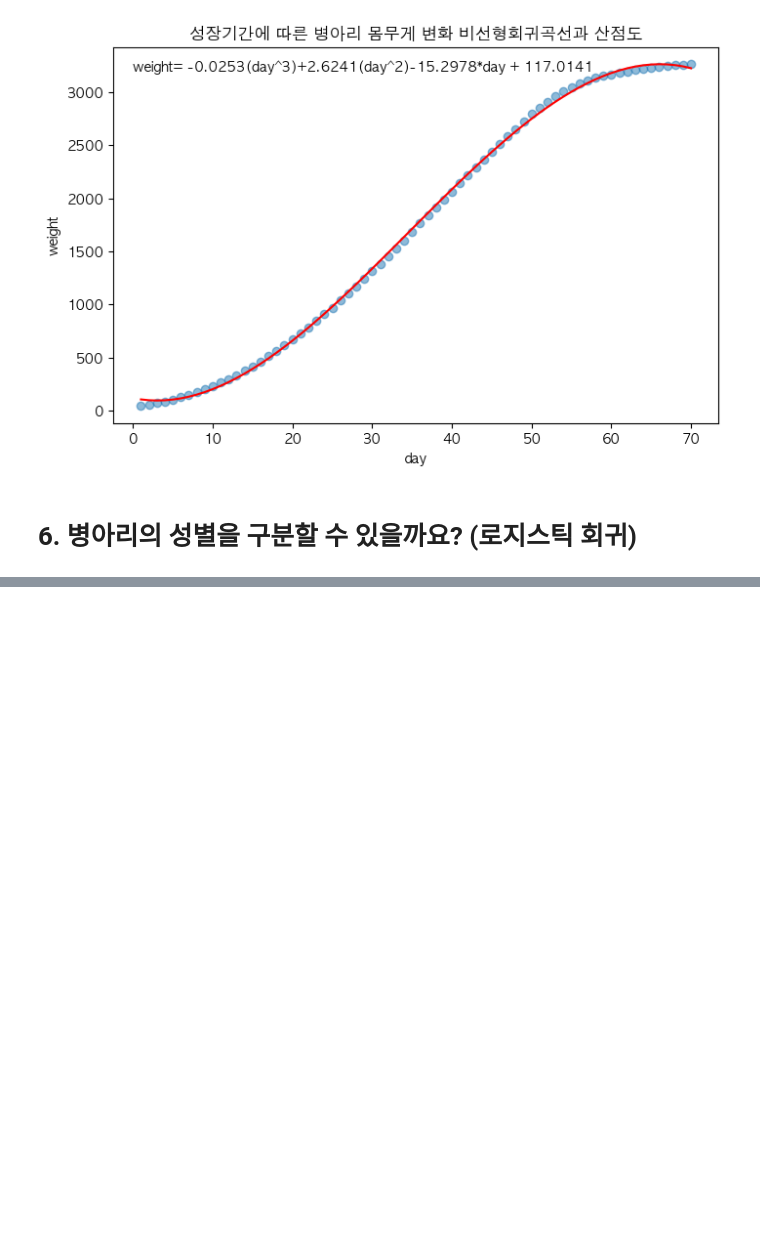
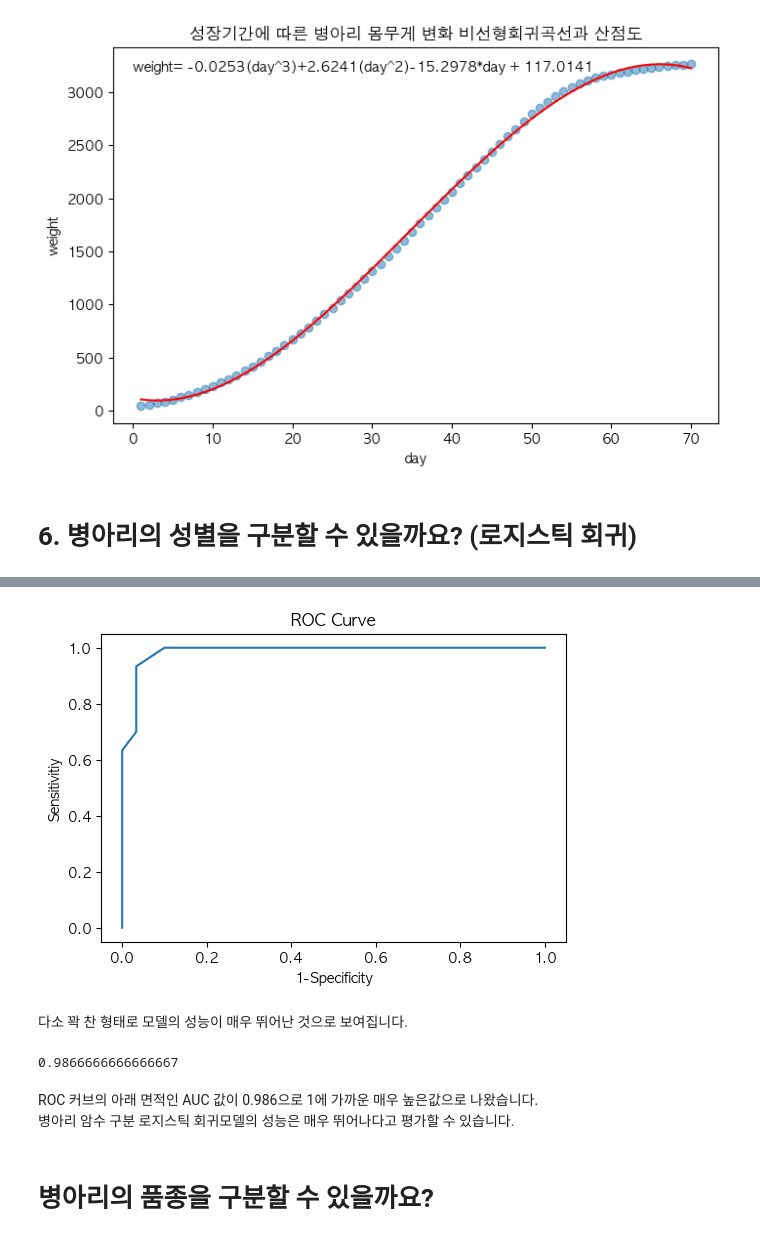
Before and after one commit to hyejinbeck/Chick-Growth, a Jupyter notebook: Analysis.ipynb, the cells around one changed output, grey strips where cells are left out. Drawn from its saved outputs; the diff is of its cells as text; code cells hidden in the pictures; blank space fills up the shorter version.

```diff
--- a/Analysis.ipynb
+++ b/Analysis.ipynb
@@ -1017,0 +1123,10 @@ plt.show()
+# %%
+########################## 로지스틱 회귀 분석
+# 모듈 = statsmodels 패키지의 Logit.from_formula()
+# 안에 들어갈 수식 = ( y ~ x1 + x2 ... , data = )
+##########################
+import statsmodels.api as sm
+########################## 모델 구축 및 학습
+model_glm = sm.Logit.from_formula(
+    'gender~ wing_length + tail_length', data=g
+).fit()
@@ -1017,0 +1174,10 @@ plt.show()
+# %%
+########################## 로지스틱 회귀모델 성능평가
+# predict() 메소드를 이용해서 예측값(확률) 생성
+
+y_prob = model_glm.predict(g.iloc[:,0:2]) # gender컬럼만 빼고
+
+# iloc[:,0:2] 란 ,
+# g에서 모든 행(:)과 0번부터 1번 열까지(2번 열은 포함되지 않음)
+
+y_prob
@@ -1017,0 +1248,3 @@ plt.show()
+# %%
+############ 기준값인 gender열을 별도 y로 저장
+y = g['gender']
@@ -1017,0 +1299,7 @@ plt.show()
+# %%
+######################## ROC커브 그리기
+# 모듈 불러오기
+from sklearn.metrics import roc_curve
+
+# ROC 커브를 그리기 위한 변수 설정
+fpr,tpr, thresholds = roc_curve(y,y_prob)
@@ -1017,0 +1325,26 @@ plt.show()
+# %%
+# ROC 커브 그리기
+plt.figure(figsize=(6,4))
+plt.plot(fpr,tpr)
+plt.title('ROC Curve')
+plt.xlabel('1-Specificity')
+plt.ylabel('Sensitivitiy')
+plt.show()
+# %% [output]
+[figure, added]
+# %% [markdown]
+다소 꽉 찬 형태로 모델의 성능이 매우 뛰어난 것으로 보여집니다.
+# %%
+######################## AUC 계산
+from sklearn.metrics import auc
+
+# AUC 계산
+
+auc(fpr, tpr)
+# %% [output]
+0.9866666666666667
+# %% [markdown]
+ROC 커브의 아래 면적인 AUC 값이 0.986으로 1에 가까운 매우 높은값으로 나왔습니다.<br>
+병아리 암수 구분 로지스틱 회귀모델의 성능은 매우 뛰어나다고 평가할 수 있습니다.
+# %% [markdown]
+# 병아리의 품종을 구분할 수 있을까요?
```
Also changed, not shown: parts of 32 cells of this notebook, 1 other file.
